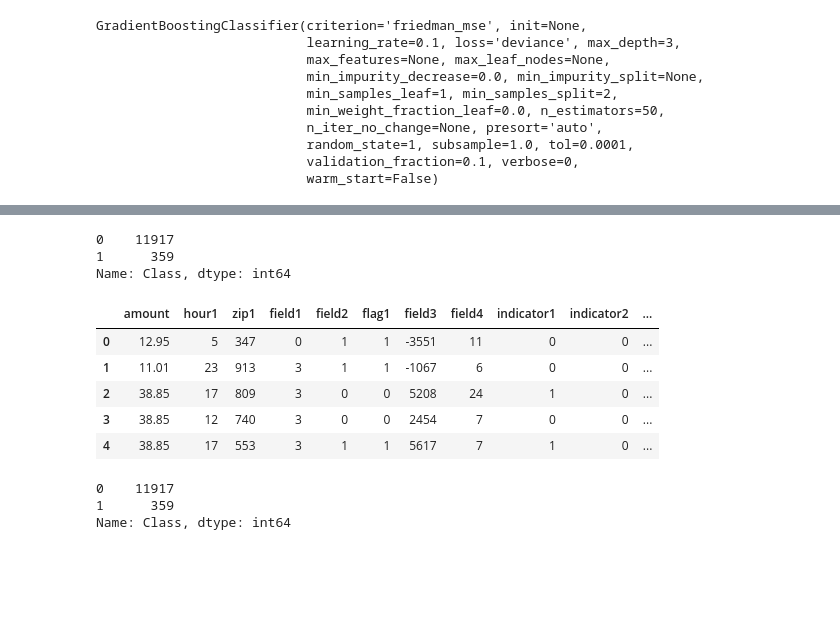
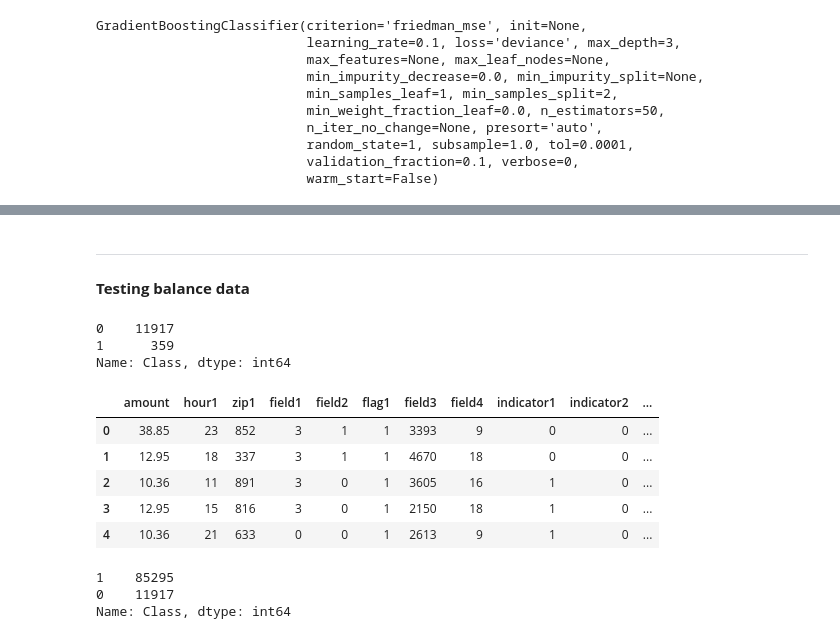
Before and after one commit to azizeko29/new_deteksi_fraud, a Jupyter notebook: [new_ROS]_UCSD_pemodelan_ensemble_learning.ipynb, the cells around one changed output, grey strips where cells are left out. Drawn from its saved outputs; the diff is of its cells as text; code cells hidden in the pictures; blank space fills up the shorter version.

```diff
--- a/[new_ROS]_UCSD_pemodelan_ensemble_learning.ipynb
+++ b/[new_ROS]_UCSD_pemodelan_ensemble_learning.ipynb
@@ -656,3 +656,7 @@ df_result
+# %% [markdown]
+-------
+# %% [markdown]
+**Testing balance data**
 # %%
 y_test.value_counts()
 # %% [output]
@@ -665,35 +669,38 @@ df_test['Class'] = y_test.copy()
 # %%
 # Since our classes are highly skewed we should make them equivalent in order to have a normal distribution of the classes.
 
 # Lets shuffle the data before creating the subsamples
 df_copy = df_test.copy()
 # df_copy = df_copy.sample(frac=1)
 
-fraud_df = df_copy.loc[df_copy['Class'] == 1]
-non_fraud_df = df_copy.loc[df_copy['Class'] == 0].sample(n=11917,random_state=1)
+fraud_df = df_copy.loc[df_copy['Class'] == 1].sample(n=85295,random_state=1,replace=True)
+non_fraud_df = df_copy.loc[df_copy['Class'] == 0]
+
+# fraud_df = df_copy.loc[df_copy['Class'] == 1]
+# non_fraud_df = df_copy.loc[df_copy['Class'] == 0].sample(n=11917,random_state=1)
 
 normal_distributed_df = pd.concat([fraud_df, non_fraud_df])
 
 # Shuffle dataframe rows
 df_new = normal_distributed_df.sample(frac=1, random_state=1)
 df_new = df_new.reset_index()
 df_new = df_new.drop('index', axis=1)
 df_new.head()
 # %% [output]
 |  | amount | hour1 | zip1 | field1 | field2 | flag1 | field3 | field4 | indicator1 | indicator2 | ... |
-| 0 | 12.95 | 5 | 347 | 0 | 1 | 1 | -3551 | 11 | 0 | 0 | ... |
-| 1 | 11.01 | 23 | 913 | 3 | 1 | 1 | -1067 | 6 | 0 | 0 | ... |
-| 2 | 38.85 | 17 | 809 | 3 | 0 | 0 | 5208 | 24 | 1 | 0 | ... |
-| 3 | 38.85 | 12 | 740 | 3 | 0 | 0 | 2454 | 7 | 0 | 0 | ... |
-| 4 | 38.85 | 17 | 553 | 3 | 1 | 1 | 5617 | 7 | 1 | 0 | ... |
+| 0 | 38.85 | 23 | 852 | 3 | 1 | 1 | 3393 | 9 | 0 | 0 | ... |
+| 1 | 12.95 | 18 | 337 | 3 | 1 | 1 | 4670 | 18 | 0 | 0 | ... |
+| 2 | 10.36 | 11 | 891 | 3 | 0 | 1 | 3605 | 16 | 1 | 0 | ... |
+| 3 | 12.95 | 15 | 816 | 3 | 0 | 1 | 2150 | 18 | 1 | 0 | ... |
+| 4 | 10.36 | 21 | 633 | 0 | 0 | 1 | 2613 | 9 | 1 | 0 | ... |
 # %%
 X_test_ = df_new.drop('Class', axis=1)
 y_test_ = df_new['Class'].copy()
 # %%
 y_test_.value_counts()
 # %% [output]
+1    85295
 0    11917
-1      359
 Name: Class, dtype: int64
 # %%
 result = {}
```
Also changed, not shown: parts of 12 cells of this notebook.
